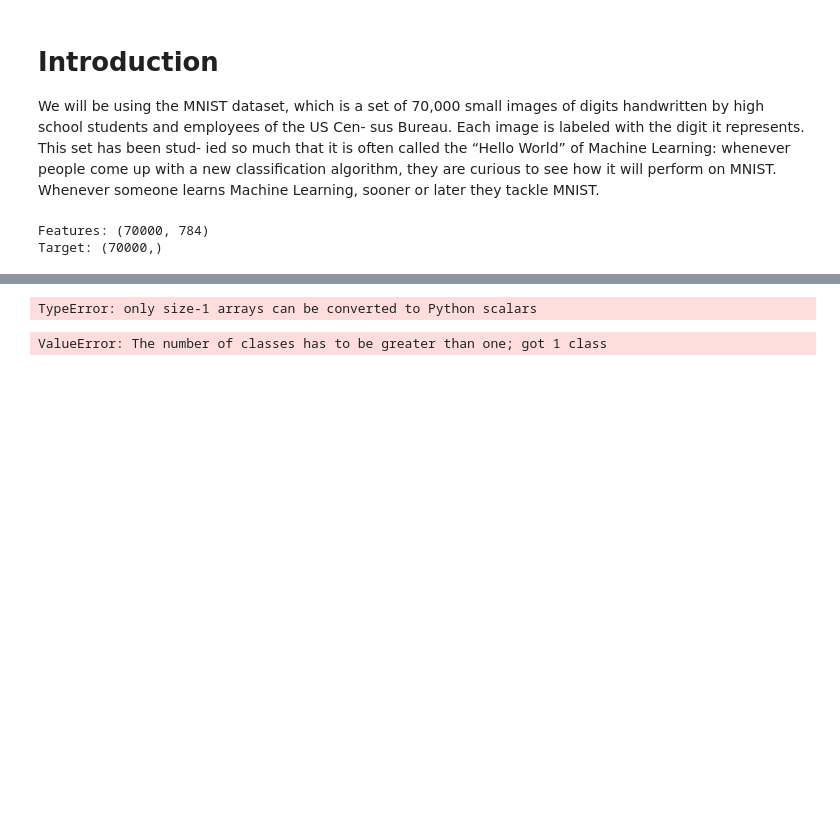
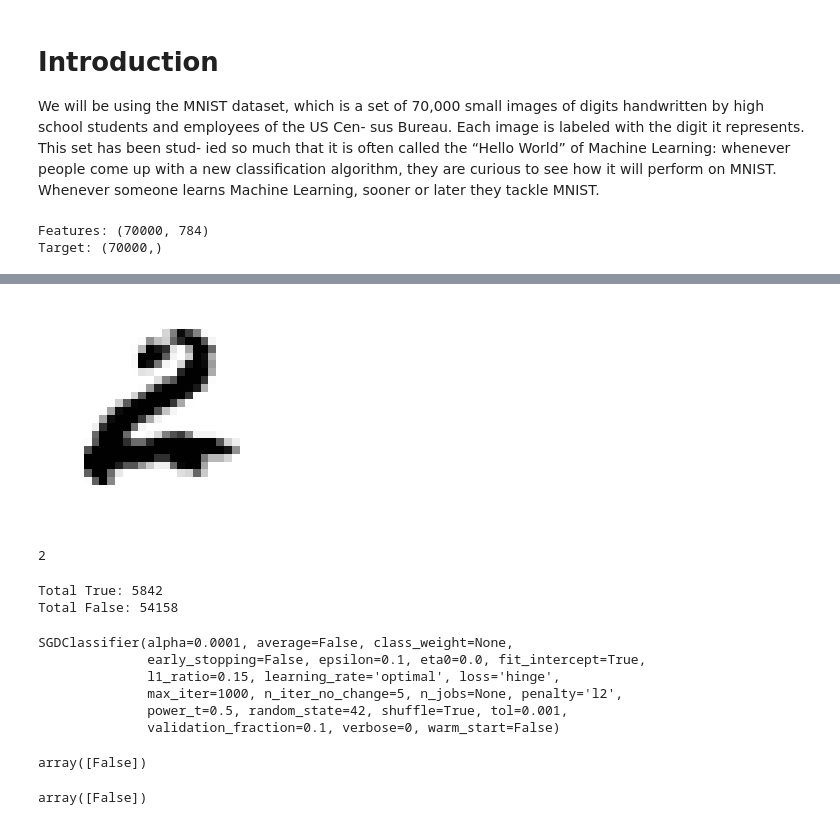
Before and after one commit to sanatanonline/pynb-codes, a Jupyter notebook: src/MNIST Classification.ipynb, the cells around one changed output, grey strips where cells are left out. Drawn from its saved outputs; the diff is of its cells as text; code cells hidden in the pictures; blank space fills up the shorter version.

```diff
--- a/src/MNIST Classification.ipynb
+++ b/src/MNIST Classification.ipynb
@@ -47,16 +61,47 @@ Let’s also shuffle the training set.
 This will guarantee that all cross-validation folds will be similar'''
 shuffle_index = np.random.permutation(60000)
 X_train, y_train = X_train[shuffle_index], y_train[shuffle_index]
+# %%
+some_digit = X_train[5000]
+some_digit_image = some_digit.reshape(28, 28)
+plt.imshow(some_digit_image, cmap = matplotlib.cm.binary, interpolation="nearest")
+plt.axis("off")
+plt.show()
+# %% [output]
+[figure, added]
+# %%
+print(y_train[5000])
+# %% [output]
+2
 # %%
 '''Training a Binary Classifier for one digit only 5'''
-y_train_5 = (int(y_train) == 5)
-y_test_5 = (int(y_test) == 5)
-y_train_5
+y_train_4 = (y_train == '4')
+y_test_4 = (y_test == '4')
+num_of_true = (y_train_4 == True).sum()
+num_of_false = (y_train_4 == False).sum()
+print("Total True:", num_of_true)
+print("Total False:", num_of_false)
 # %% [output]
-TypeError: only size-1 arrays can be converted to Python scalars
+Total True: 5842
+Total False: 54158
 # %%
 '''Start with SGDClassifier'''
 sgd_clf = SGDClassifier(random_state=42)
-sgd_clf.fit(X_train, y_train_5)
+sgd_clf.fit(X_train, y_train_4)
 # %% [output]
-ValueError: The number of classes has to be greater than one; got 1 class
+SGDClassifier(alpha=0.0001, average=False, class_weight=None,
+              early_stopping=False, epsilon=0.1, eta0=0.0, fit_intercept=True,
+              l1_ratio=0.15, learning_rate='optimal', loss='hinge',
+              max_iter=1000, n_iter_no_change=5, n_jobs=None, penalty='l2',
+              power_t=0.5, random_state=42, shuffle=True, tol=0.001,
+              validation_fraction=0.1, verbose=0, warm_start=False)
+# %%
+'''Predict a digit'''
+sgd_clf.predict(X_train[9].reshape(1, -1))
+# %% [output]
+array([False])
+# %%
+'''Predict another digit'''
+sgd_clf.predict(X_train[5000].reshape(1, -1))
+# %% [output]
+array([False])
```
Also changed, not shown: parts of 33 cells of this notebook.
